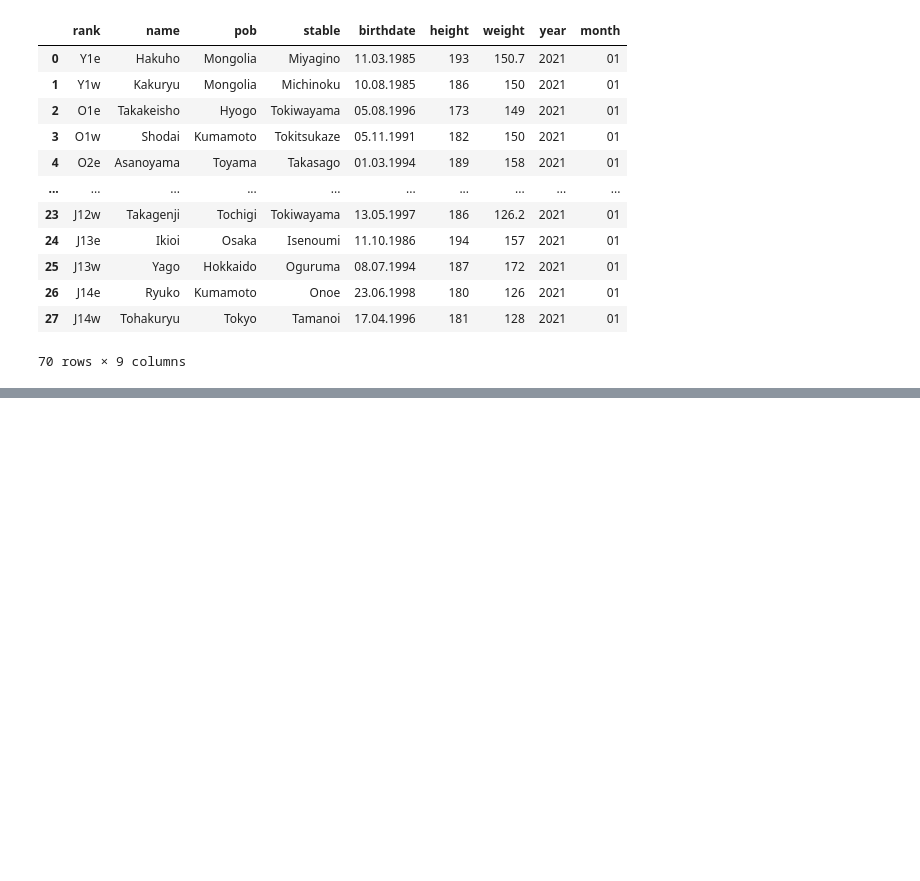
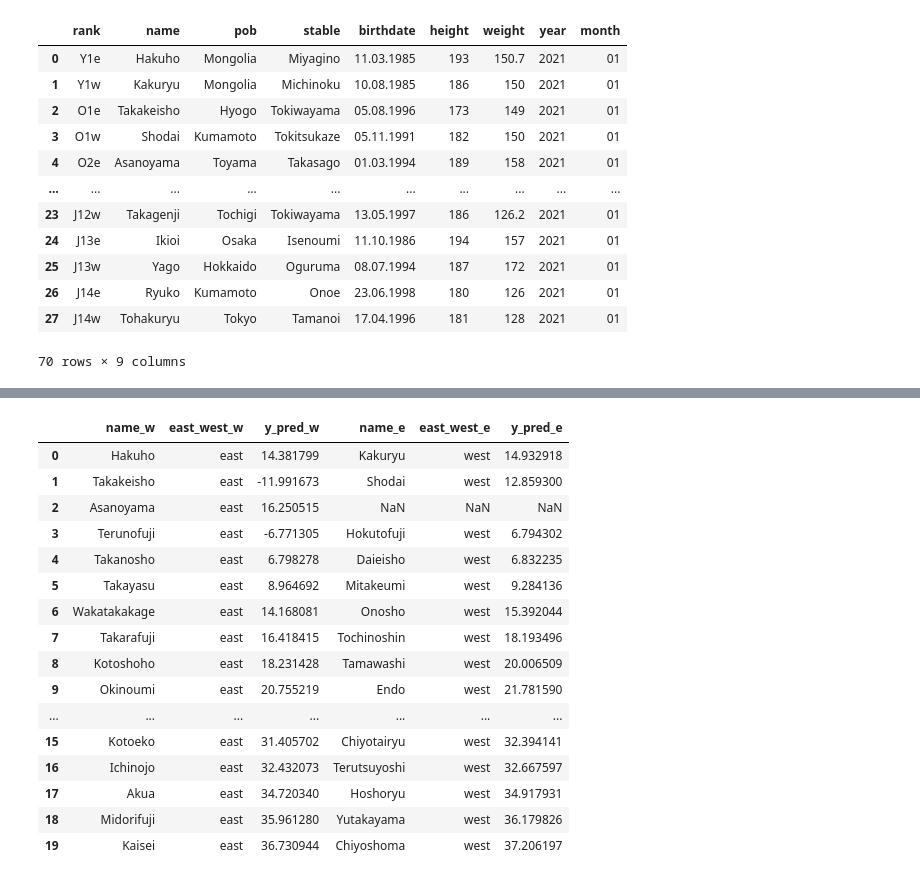
Before and after one commit to Nathaniel-insight/sumo_banzuke, a Jupyter notebook: evaluation.ipynb, the cells around one changed output, grey strips where cells are left out. Cells and saved outputs as stored; diff of their text form; code cells hidden in the pictures; blank space fills up the shorter version.

```diff
--- a/evaluation.ipynb
+++ b/evaluation.ipynb
@@ -72,0 +97,2 @@ bn
+# %%
+cols = ['win', 'loss', 'absent', 'abs_rank', 'tier_rank', 'is_east']
@@ -72,0 +117,3 @@ bn
+# %%
+y_pred = reg.predict(y_hat.loc[:,cols])
+y_hat['y_pred'] = y_pred
@@ -72,0 +158,57 @@ bn
+# %%
+def reshape_banzuke(df):
+    """
+    reshape abs_rank into banzuke
+    """
+
+    # for each tier (Y, O, S, K, M, J) use abs_rank and previous tier to get rank
+
+    east_west = ['east', 'west']
+
+    # yokozuna ( can't lose rank)
+    yokozuna = df.loc[df.tier_rank == 1,:]
+    yokozuna = yokozuna.sort_values('y_pred')
+    y_e = east_west*yokozuna.shape[0]
+    yokozuna['east_west'] = y_e[0: yokozuna.shape[0]]
+    yokozuna = reshape_tier(yokozuna, tier = 1)
+
+
+    # ozeki (only lose rank if they have 2 losing records in a row)
+    ozeki = df.loc[df.tier_rank == 2,:]
+    ozeki = ozeki.sort_values('y_pred')
+    y_e = east_west*ozeki.shape[0]
+    ozeki['east_west'] = y_e[0: ozeki.shape[0]]
+    ozeki = reshape_tier(ozeki, tier = 2)
+
+    # finally we ignore sanyaku and komusbi tiers and sort everyone else by y_pred
+    mak = df.loc[df.tier_rank > 2,:]
+    mak = mak.sort_values('y_pred')
+    y_e = east_west*mak.shape[0]
+    mak['east_west'] = y_e[0: mak.shape[0]]
+    mak = reshape_tier(mak, tier =3)
+
+    banzuke = pd.concat([yokozuna, ozeki, mak], ignore_index = True)
+
+    return banzuke
+
+t = reshape_banzuke(y_hat)
+# %%
+t.head(20)
+# %% [output]
+|  | name_w | east_west_w | y_pred_w | name_e | east_west_e | y_pred_e |
+| 0 | Hakuho | east | 14.381799 | Kakuryu | west | 14.932918 |
+| 1 | Takakeisho | east | -11.991673 | Shodai | west | 12.859300 |
+| 2 | Asanoyama | east | 16.250515 | NaN | NaN | NaN |
+| 3 | Terunofuji | east | -6.771305 | Hokutofuji | west | 6.794302 |
+| 4 | Takanosho | east | 6.798278 | Daieisho | west | 6.832235 |
+| 5 | Takayasu | east | 8.964692 | Mitakeumi | west | 9.284136 |
+| 6 | Wakatakakage | east | 14.168081 | Onosho | west | 15.392044 |
+| 7 | Takarafuji | east | 16.418415 | Tochinoshin | west | 18.193496 |
+| 8 | Kotoshoho | east | 18.231428 | Tamawashi | west | 20.006509 |
+| 9 | Okinoumi | east | 20.755219 | Endo | west | 21.781590 |
+| ... | ... | ... | ... | ... | ... | ... |
+| 15 | Kotoeko | east | 31.405702 | Chiyotairyu | west | 32.394141 |
+| 16 | Ichinojo | east | 32.432073 | Terutsuyoshi | west | 32.667597 |
+| 17 | Akua | east | 34.720340 | Hoshoryu | west | 34.917931 |
+| 18 | Midorifuji | east | 35.961280 | Yutakayama | west | 36.179826 |
+| 19 | Kaisei | east | 36.730944 | Chiyoshoma | west | 37.206197 |
```
Also changed, not shown: parts of 9 cells of this notebook, 3 other files.
